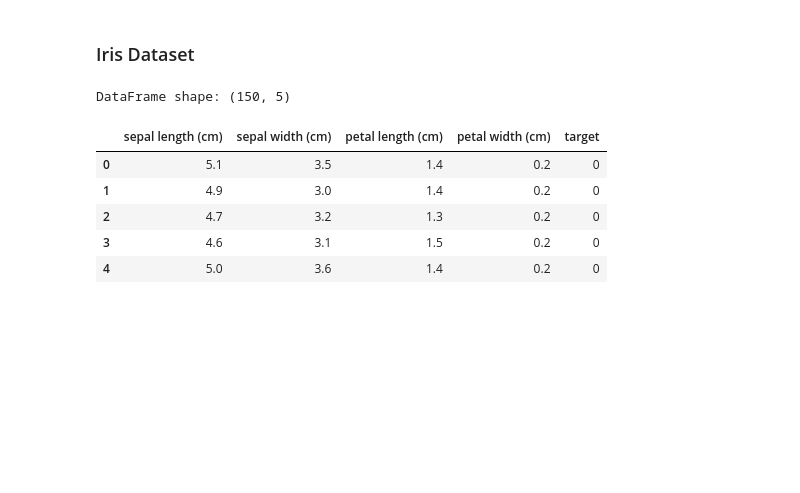
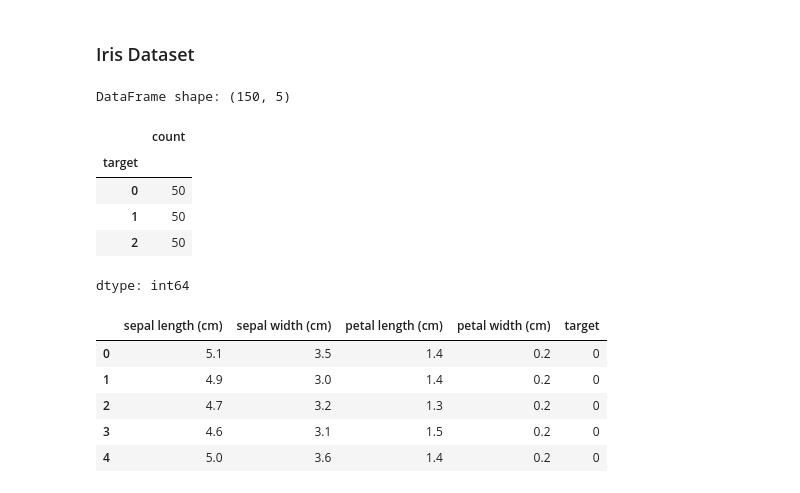
Before and after one commit to sanjeevtrivedi/pgd-dsai, a Jupyter notebook: Lecture_10.ipynb, the cells around one changed output. Drawn from its saved outputs; the diff is of its cells as text; code cells hidden in the pictures; blank space fills up the shorter version.

```diff
--- a/Lecture_10.ipynb
+++ b/Lecture_10.ipynb
@@ -37,6 +42,15 @@ df_iris['target'] = iris.target
 print("DataFrame shape:", df_iris.shape)
 # %% [output]
 DataFrame shape: (150, 5)
+# %%
+df_iris['target'].value_counts()
+# %% [output]
+|  | count |
+| target |  |
+| 0 | 50 |
+| 1 | 50 |
+| 2 | 50 |
+dtype: int64
 # %%
 # Display the first 5 rows of the DataFrame
 df_iris.head()
```
Also changed, not shown: parts of 7 cells of this notebook.
